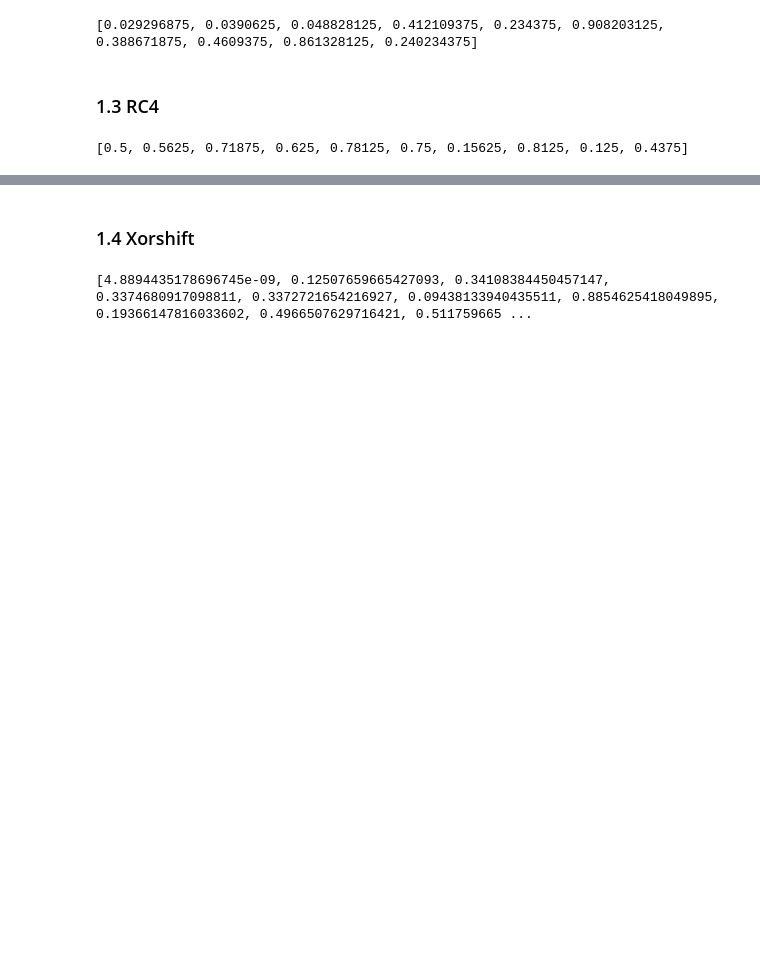
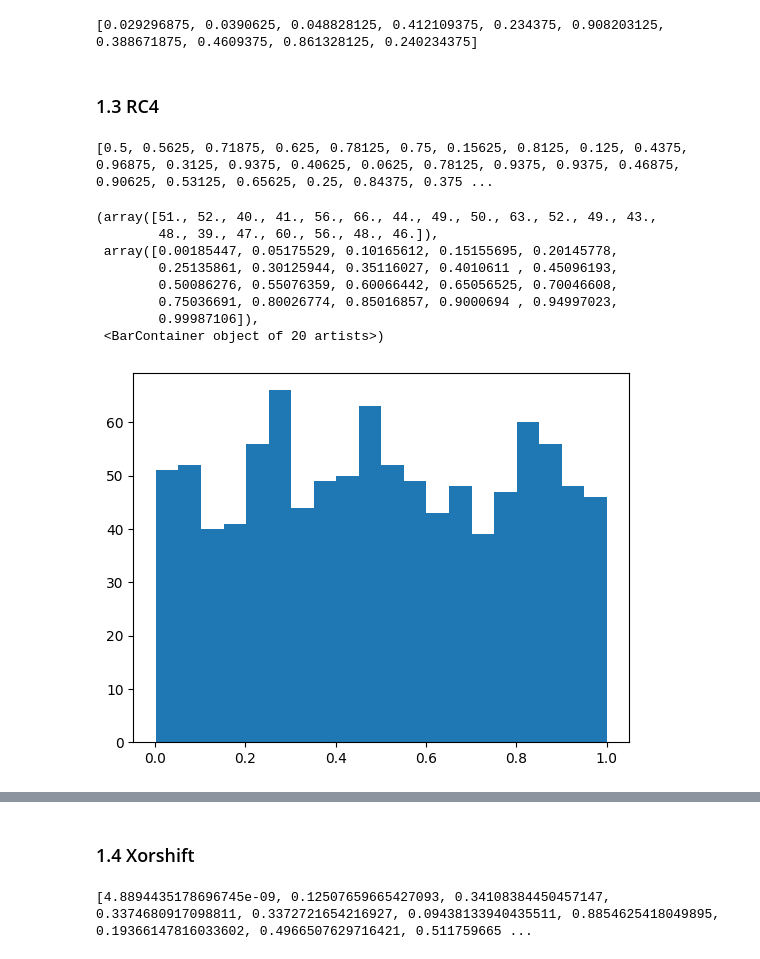
Before and after one commit to MartaGacek1/MonteCarloProject1, a Jupyter notebook: MonteCarloProjekt1.ipynb, the cells around one changed output, grey strips where cells are left out. Cells and saved outputs as stored; diff of their text form; code cells hidden in the pictures; blank space fills up the shorter version.

```diff
--- a/MonteCarloProjekt1.ipynb
+++ b/MonteCarloProjekt1.ipynb
@@ -62,34 +61,51 @@ print(test_glcg)
 # n - ilość liczb pseudolosowych, które otrzymamy
 # S - permutacja zbioru m-elementowego
 # m - wartość modulo
+
+import matplotlib.pyplot as plt
+import random as rd
+import numpy as np
 
 def KSA(K, m=32):
    S = list(range(m))
    j = 0
    for i in range(m):
        j = (j + S[i] + K[i % len(K)]) % m
        S[i], S[j] = S[j], S[i]
    return S
 
 def PRGA(S, n, m=32):
    i = 0
    j = 0
    result = []
    for k in range(n):
        i = (i + 1) % m
        j = (j + S[i]) % m
        S[i], S[j] = S[j], S[i]
        Y = S[(S[i] + S[j]) % m]
        result.append(Y/m) # normalizacja
    return result
 
 def RC4(K, n, m=32):
   s = KSA(K, m)
   return PRGA(s, n, m)
 
 
-k1 = [x for x in range(32)]
-test_rc4 = RC4(k1, 10)
+k1 = [x for x in range(100)]
+test_rc4 = RC4(k1, 1000)
 print(test_rc4)
+
+#plt.hist(test_rc4, bins=20)
+ran = np.random.uniform(size=1000)
+plt.hist(ran, bins=20)
 # %% [output]
-[0.5, 0.5625, 0.71875, 0.625, 0.78125, 0.75, 0.15625, 0.8125, 0.125, 0.4375]
+[0.5, 0.5625, 0.71875, 0.625, 0.78125, 0.75, 0.15625, 0.8125, 0.125, 0.4375, 0.96875, 0.3125, 0.9375, 0.40625, 0.0625, 0.78125, 0.9375, 0.9375, 0.46875, 0.90625, 0.53125, 0.65625, 0.25, 0.84375, 0.375 ...
+(array([51., 52., 40., 41., 56., 66., 44., 49., 50., 63., 52., 49., 43.,
+        48., 39., 47., 60., 56., 48., 46.]),
+ array([0.00185447, 0.05175529, 0.10165612, 0.15155695, 0.20145778,
+        0.25135861, 0.30125944, 0.35116027, 0.4010611 , 0.45096193,
+        0.50086276, 0.55076359, 0.60066442, 0.65056525, 0.70046608,
+        0.75036691, 0.80026774, 0.85016857, 0.9000694 , 0.94997023,
+        0.99987106]),
+ <BarContainer object of 20 artists>)
+[figure, added]
```
Also changed, not shown: parts of 2 cells of this notebook.
